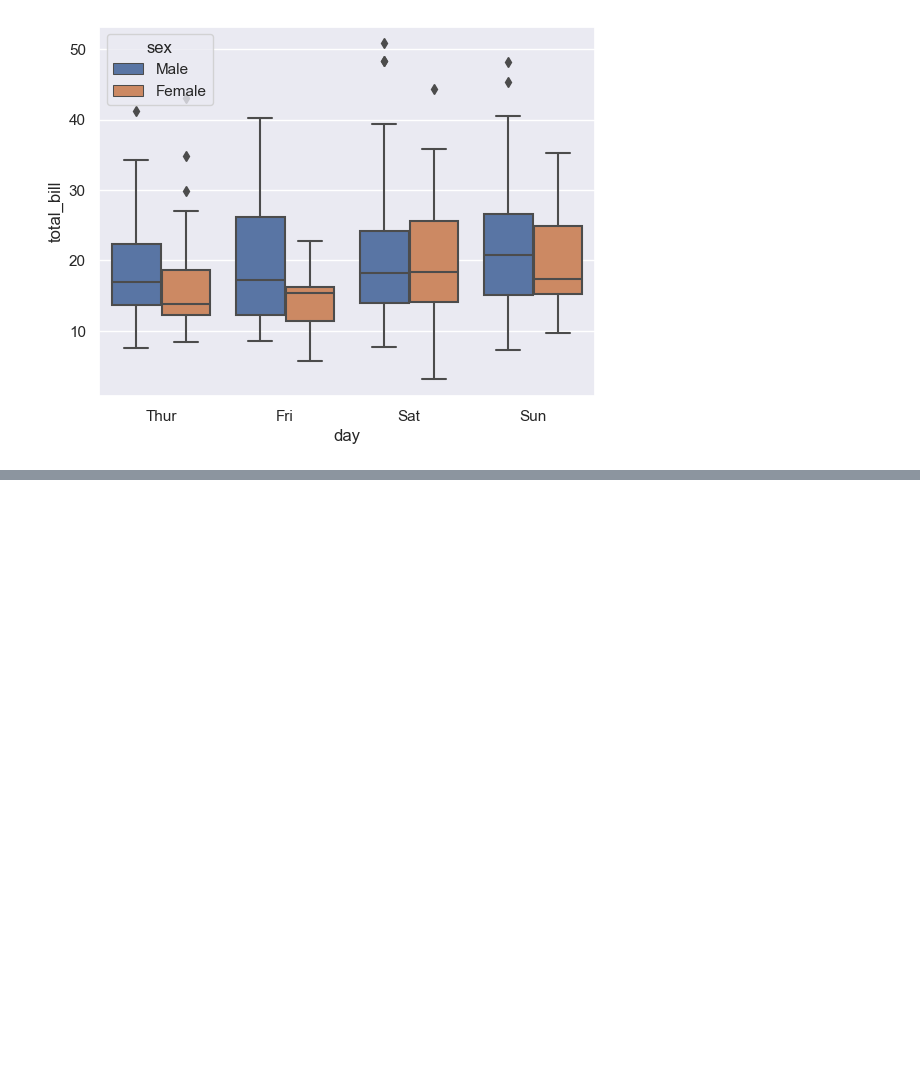
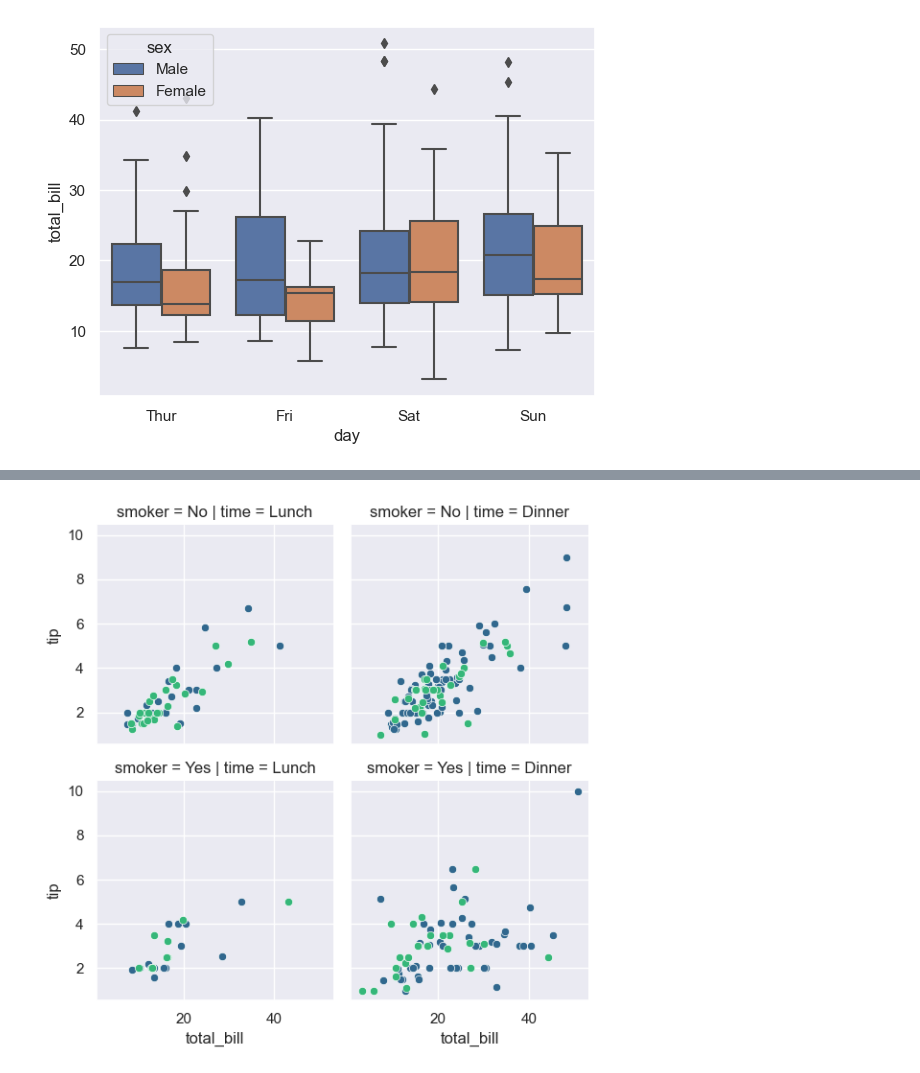
Before and after one commit to Zeann3th/_Data_Science_, a Jupyter notebook: [Data_Science] - Learning_Seaborn.ipynb, the cells around one changed output, grey strips where cells are left out. Saved outputs shown, nothing was run; the diff lists cells and outputs as text; code cells hidden in the pictures; blank space fills up the shorter version.

```diff
--- a/[Data_Science] - Learning_Seaborn.ipynb
+++ b/[Data_Science] - Learning_Seaborn.ipynb
@@ -120,0 +132,5 @@ sns.boxplot(data = tips_df, x ="day", y = "total_bill", hue = "sex");
+# %%
+tips_fg = sns.FacetGrid(data=tips_df, row = "smoker", col="time", hue="sex", palette="viridis", row_order=["No", "Yes"]);
+tips_fg.map(sns.scatterplot, 'total_bill', 'tip');
+# %% [output]
+[figure, added]
```
Also changed, not shown: parts of 22 cells of this notebook.
